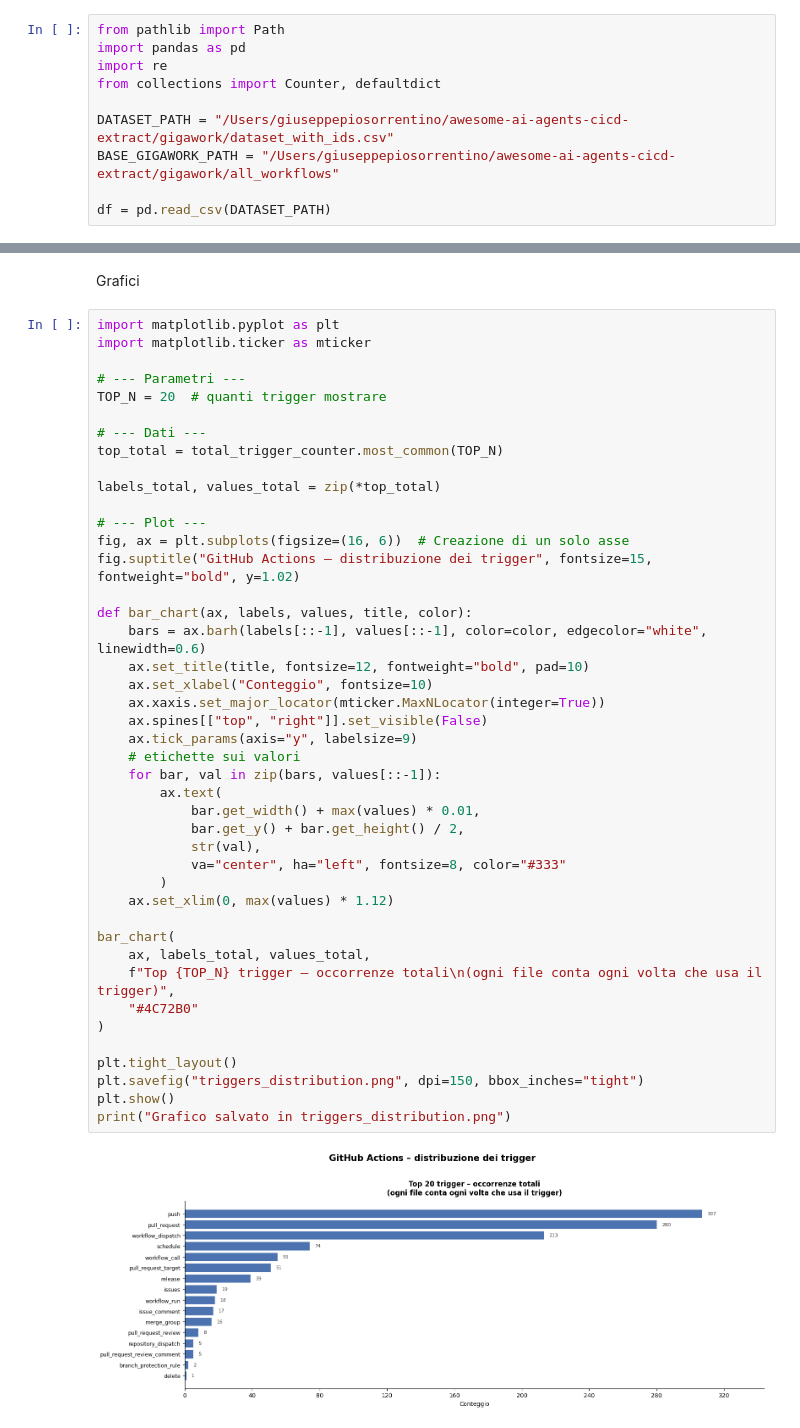
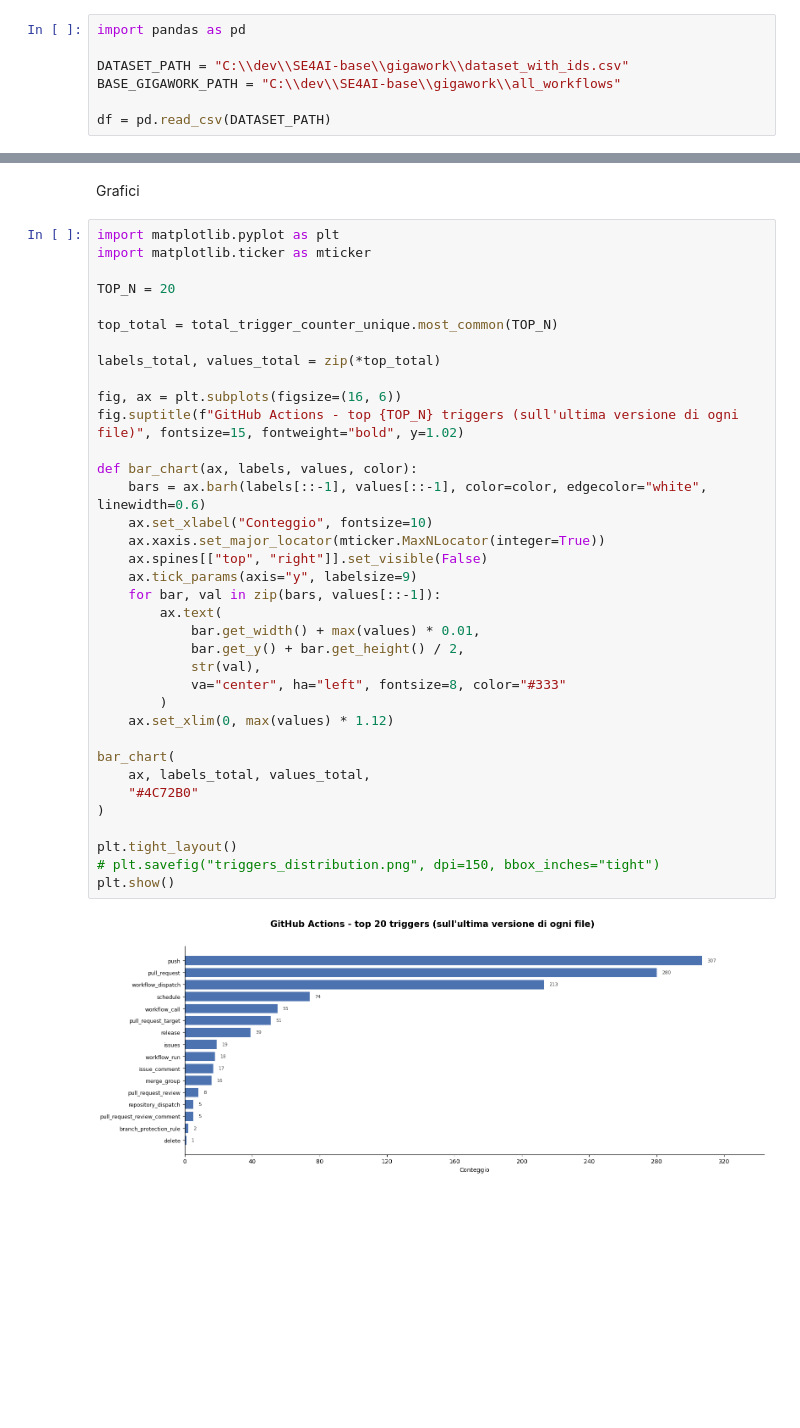
Before and after one commit to GiuSeppE898/SE4AI-base, a Jupyter notebook: notebooks/rq_2.ipynb, the cells around one changed output, grey strips where cells are left out. Drawn from its saved outputs; the diff is of its cells as text; blank space fills up the shorter version.

```diff
--- a/notebooks/rq_2.ipynb
+++ b/notebooks/rq_2.ipynb
@@ -3,11 +5,8 @@ Trigger dei workflow (on: push, on: pull_request, on: schedule...) — capire co
 # %%
-from pathlib import Path
 import pandas as pd
-import re
-from collections import Counter, defaultdict
 
-DATASET_PATH = "/Users/giuseppepiosorrentino/awesome-ai-agents-cicd-extract/gigawork/dataset_with_ids.csv"
-BASE_GIGAWORK_PATH = "/Users/giuseppepiosorrentino/awesome-ai-agents-cicd-extract/gigawork/all_workflows"
+DATASET_PATH = "C:\\dev\\SE4AI-base\\gigawork\\dataset_with_ids.csv"
+BASE_GIGAWORK_PATH = "C:\\dev\\SE4AI-base\\gigawork\\all_workflows"
 
 df = pd.read_csv(DATASET_PATH)
 # %%
@@ -121,44 +152,37 @@ Grafici
 import matplotlib.pyplot as plt
 import matplotlib.ticker as mticker
 
-# --- Parametri ---
-TOP_N = 20  # quanti trigger mostrare
+TOP_N = 20
 
-# --- Dati ---
-top_total = total_trigger_counter.most_common(TOP_N)
+top_total = total_trigger_counter_unique.most_common(TOP_N)
 
 labels_total, values_total = zip(*top_total)
 
-# --- Plot ---
-fig, ax = plt.subplots(figsize=(16, 6))  # Creazione di un solo asse
-fig.suptitle("GitHub Actions – distribuzione dei trigger", fontsize=15, fontweight="bold", y=1.02)
+fig, ax = plt.subplots(figsize=(16, 6))
+fig.suptitle(f"GitHub Actions - top {TOP_N} triggers (sull'ultima versione di ogni file)", fontsize=15, fontweight="bold", y=1.02)
 
-def bar_chart(ax, labels, values, title, color):
+def bar_chart(ax, labels, values, color):
     bars = ax.barh(labels[::-1], values[::-1], color=color, edgecolor="white", linewidth=0.6)
-    ax.set_title(title, fontsize=12, fontweight="bold", pad=10)
     ax.set_xlabel("Conteggio", fontsize=10)
     ax.xaxis.set_major_locator(mticker.MaxNLocator(integer=True))
     ax.spines[["top", "right"]].set_visible(False)
     ax.tick_params(axis="y", labelsize=9)
-    # etichette sui valori
     for bar, val in zip(bars, values[::-1]):
         ax.text(
             bar.get_width() + max(values) * 0.01,
             bar.get_y() + bar.get_height() / 2,
             str(val),
             va="center", ha="left", fontsize=8, color="#333"
         )
     ax.set_xlim(0, max(values) * 1.12)
 
 bar_chart(
     ax, labels_total, values_total,
-    f"Top {TOP_N} trigger – occorrenze totali\n(ogni file conta ogni volta che usa il trigger)",
     "#4C72B0"
 )
 
 plt.tight_layout()
-plt.savefig("triggers_distribution.png", dpi=150, bbox_inches="tight")
+# plt.savefig("triggers_distribution.png", dpi=150, bbox_inches="tight")
 plt.show()
-print("Grafico salvato in triggers_distribution.png")
 # %% [output]
-[figure, old version]
+[figure, new version]
```
Also changed, not shown: parts of 22 cells of this notebook, 1 other file.
